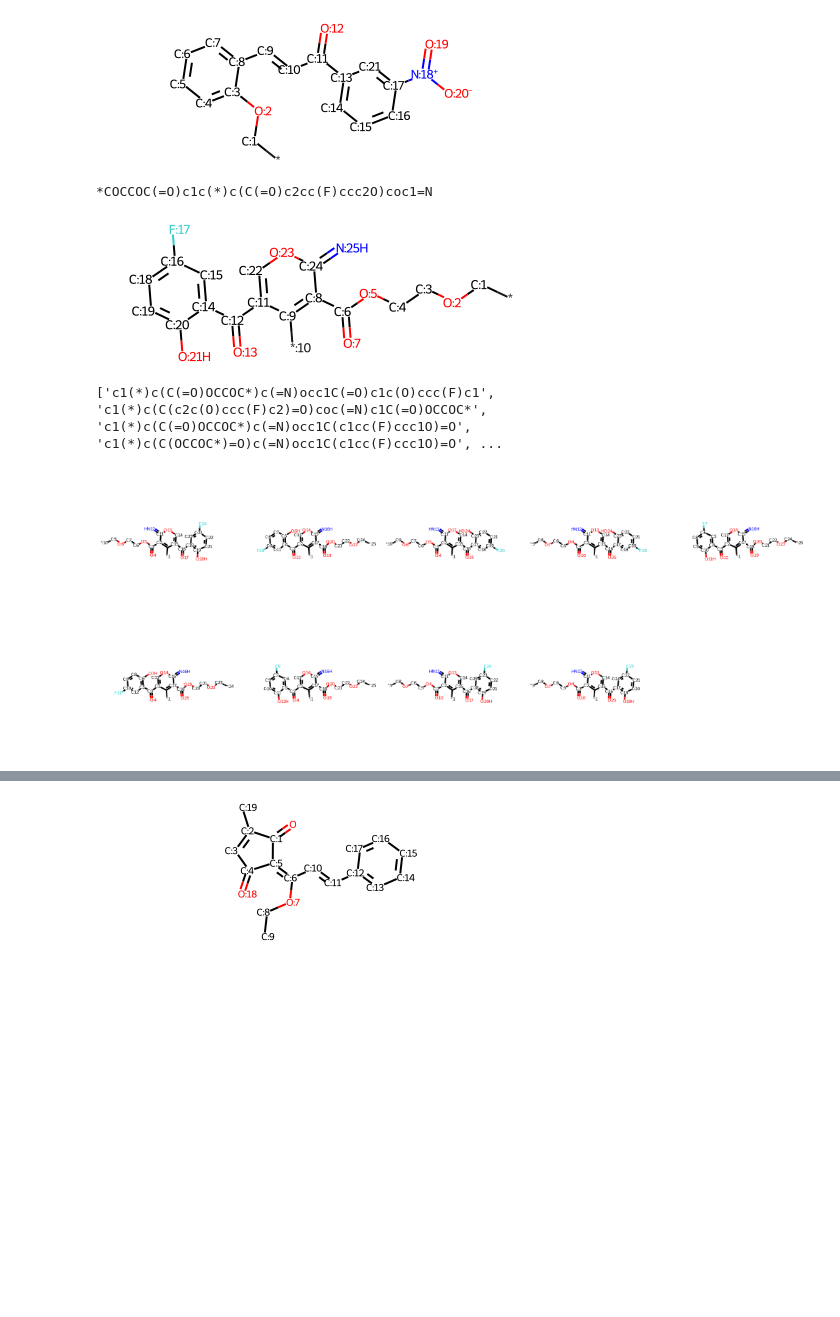
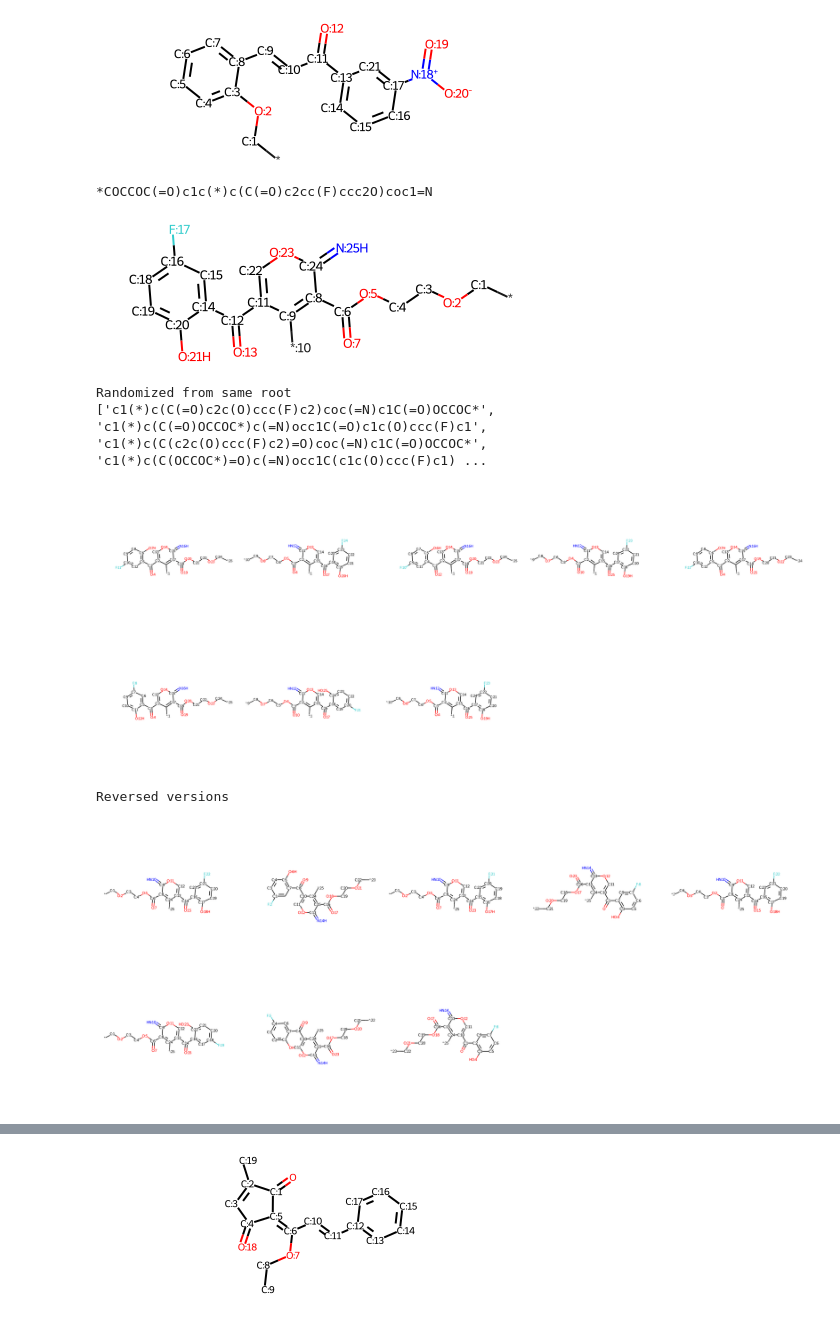
Before and after one commit to MorganCThomas/SMILES-RNN, a Jupyter notebook: playground.ipynb, the cells around one changed output, grey strips where cells are left out. Cells and saved outputs as stored; diff of their text form; code cells hidden in the pictures; blank space fills up the shorter version.

```diff
--- a/playground.ipynb
+++ b/playground.ipynb
@@ -40,0 +203,4 @@ atom_idx = [0, 15]
+# %%
+for smi in test_smiles:
+    p, _ = test_smiles_eq(smi, reverse_smiles(smi, renumber_rings=True, v=False))
+    print(p)
@@ -167,14 +256,20 @@ mol_with_atom_index(mol)
 # %%
 # Randomize at arbitrary root
 tsmiles = test_smiles[1]
 tsmiles = '*COCCOC(=O)c1c(*)c(C(=O)c2cc(F)ccc2O)coc1=N'
 print(tsmiles)
 display(mol_with_atom_index(Chem.MolFromSmiles(tsmiles)))
 rand_smiles = utils.randomize_smiles(smi=tsmiles, random_type='restricted', rootAtom=9, reverse=False)
+print('Randomized from same root')
 print(rand_smiles)
-Draw.MolsToGridImage(mols=[mol_with_atom_index(Chem.MolFromSmiles(randsmi)) for randsmi in rand_smiles], molsPerRow=5)
+display(Draw.MolsToGridImage(mols=[mol_with_atom_index(Chem.MolFromSmiles(randsmi)) for randsmi in rand_smiles], molsPerRow=5, subImgSize=(500,500)))
+print('Reversed versions')
+display(Draw.MolsToGridImage(mols=[mol_with_atom_index(Chem.MolFromSmiles(utils.reverse_smiles(smi, v=False))) for smi in rand_smiles], molsPerRow=5, subImgSize=(500,500)))
 # %% [output]
 *COCCOC(=O)c1c(*)c(C(=O)c2cc(F)ccc2O)coc1=N
 [figure]
-['c1(*)c(C(=O)OCCOC*)c(=N)occ1C(=O)c1c(O)ccc(F)c1', 'c1(*)c(C(c2c(O)ccc(F)c2)=O)coc(=N)c1C(=O)OCCOC*', 'c1(*)c(C(=O)OCCOC*)c(=N)occ1C(c1cc(F)ccc1O)=O', 'c1(*)c(C(OCCOC*)=O)c(=N)occ1C(c1cc(F)ccc1O)=O', ...
+Randomized from same root
+['c1(*)c(C(=O)c2c(O)ccc(F)c2)coc(=N)c1C(=O)OCCOC*', 'c1(*)c(C(=O)OCCOC*)c(=N)occ1C(=O)c1c(O)ccc(F)c1', 'c1(*)c(C(c2c(O)ccc(F)c2)=O)coc(=N)c1C(=O)OCCOC*', 'c1(*)c(C(OCCOC*)=O)c(=N)occ1C(c1c(O)ccc(F)c1) ...
-[figure, old version]
+[figure, new version]
+Reversed versions
+[figure, added]
```
Also changed, not shown: parts of 14 cells of this notebook, 1 other file.
